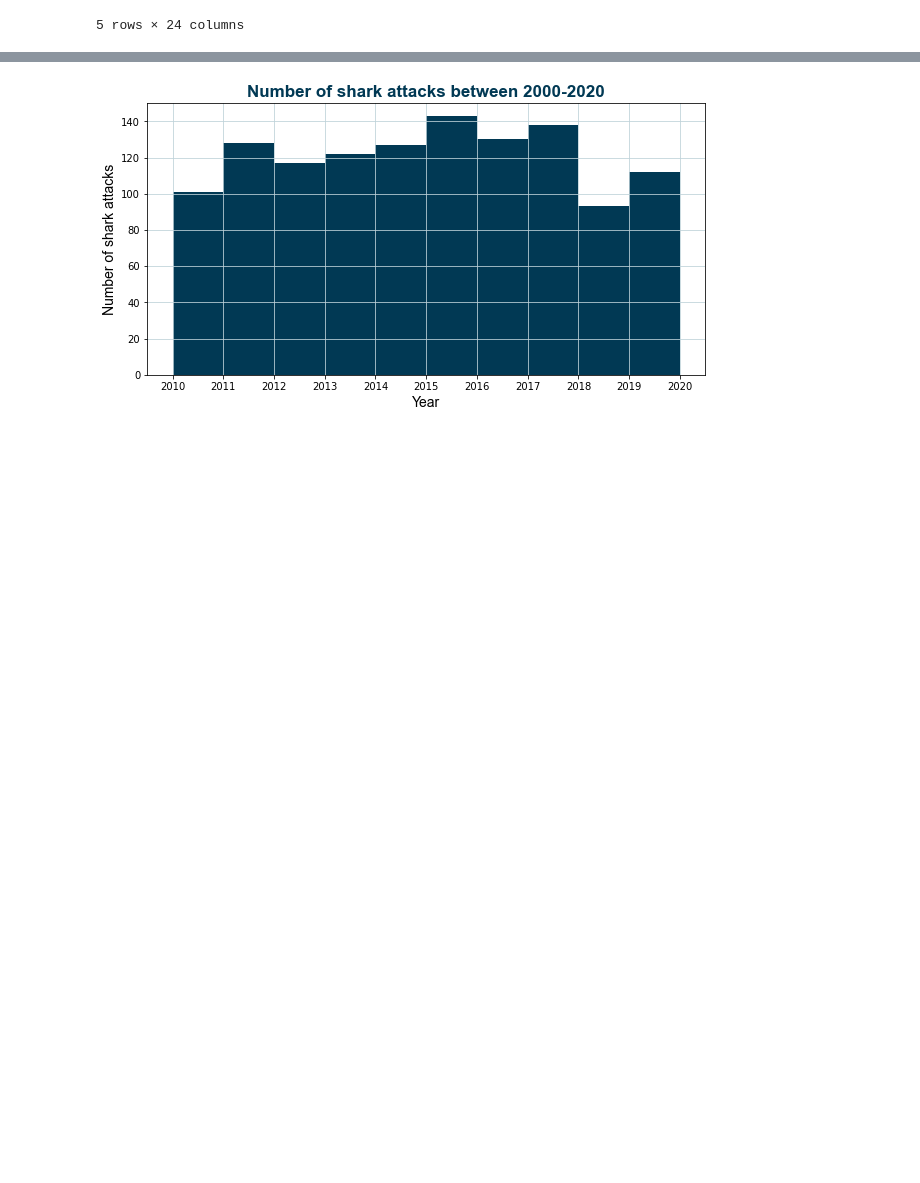
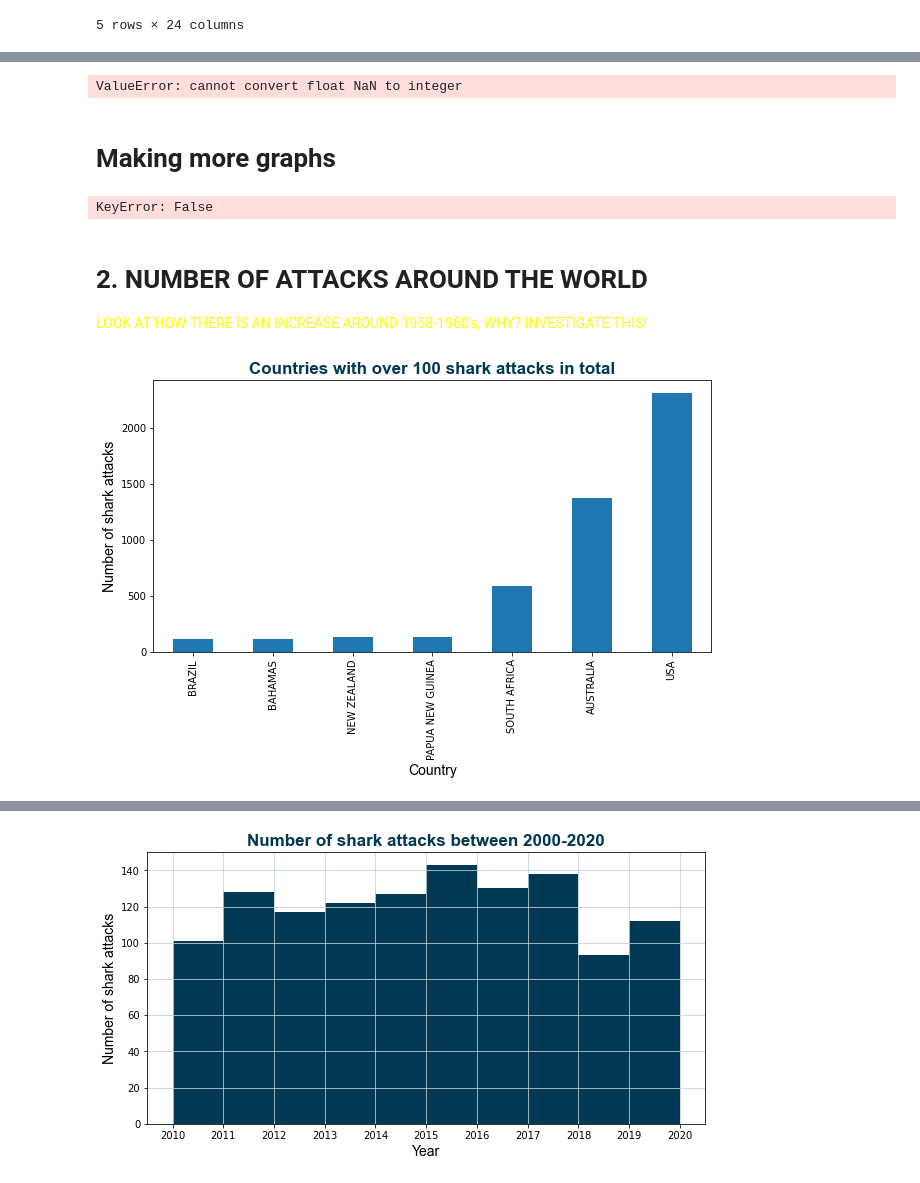
Before and after one commit to sylviamusel/data1161, a Jupyter notebook: panda for data set.ipynb, the cells around one changed output, grey strips where cells are left out. Drawn from its saved outputs; the diff is of its cells as text; code cells hidden in the pictures; blank space fills up the shorter version.

```diff
--- a/panda for data set.ipynb
+++ b/panda for data set.ipynb
@@ -75,0 +190,28 @@ country_count[country_count > 10].plot(kind="bar")
+# %%
+sad['Month'] = sad['Case Number'].str[5:7]
+sad['Month'] = sad['Month'].astype('int')
+sad.head()
+# %% [output]
+ValueError: cannot convert float NaN to integer
+# %% [markdown]
+# Making more graphs
+# %%
+plt.plot(sad['Year'], sad['Country' == "USA"].groupby("Year") .count().Date.plot())
+plt.show()
+# %% [output]
+KeyError: False
+# %% [markdown]
+# 2. NUMBER OF ATTACKS AROUND THE WORLD
+
+<font color='yellow'>LOOK AT HOW THERE IS AN INCREASE AROUND 1958-1960's, WHY? INVESTIGATE THIS!</font>
+# %%
+country_count = sad.groupby("Country").count().Date.sort_values()
+country_count[country_count > 100].plot(kind="bar")
+
+plt.title('Countries with over 100 shark attacks in total', fontdict={'fontname': 'Arial', 'fontsize':17, 'fontweight':'bold'}, color='#013954')
+plt.xlabel('Country', fontdict={'fontname': 'Arial', 'fontsize':14})
+plt.ylabel('Number of shark attacks', fontdict={'fontname': 'Arial', 'fontsize':14})
+
+plt.show()
+# %% [output]
+[figure, added]
```
Also changed, not shown: parts of 24 cells of this notebook, 1 other file.
